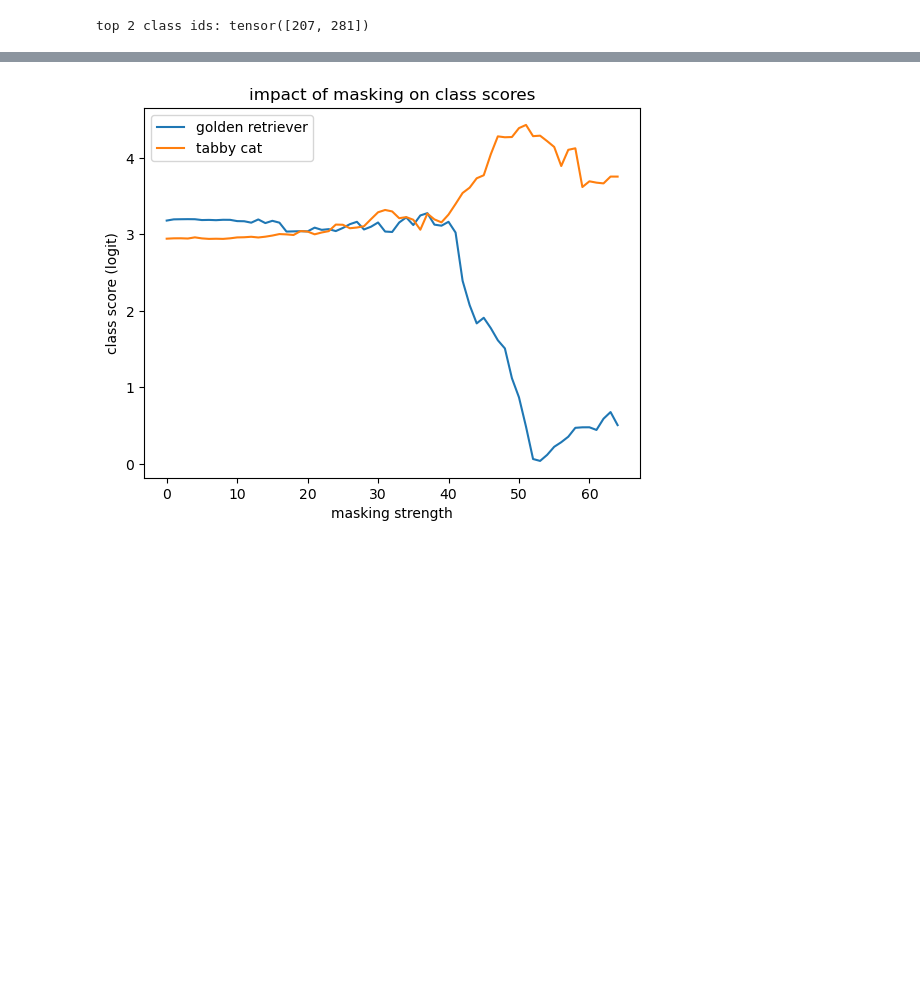
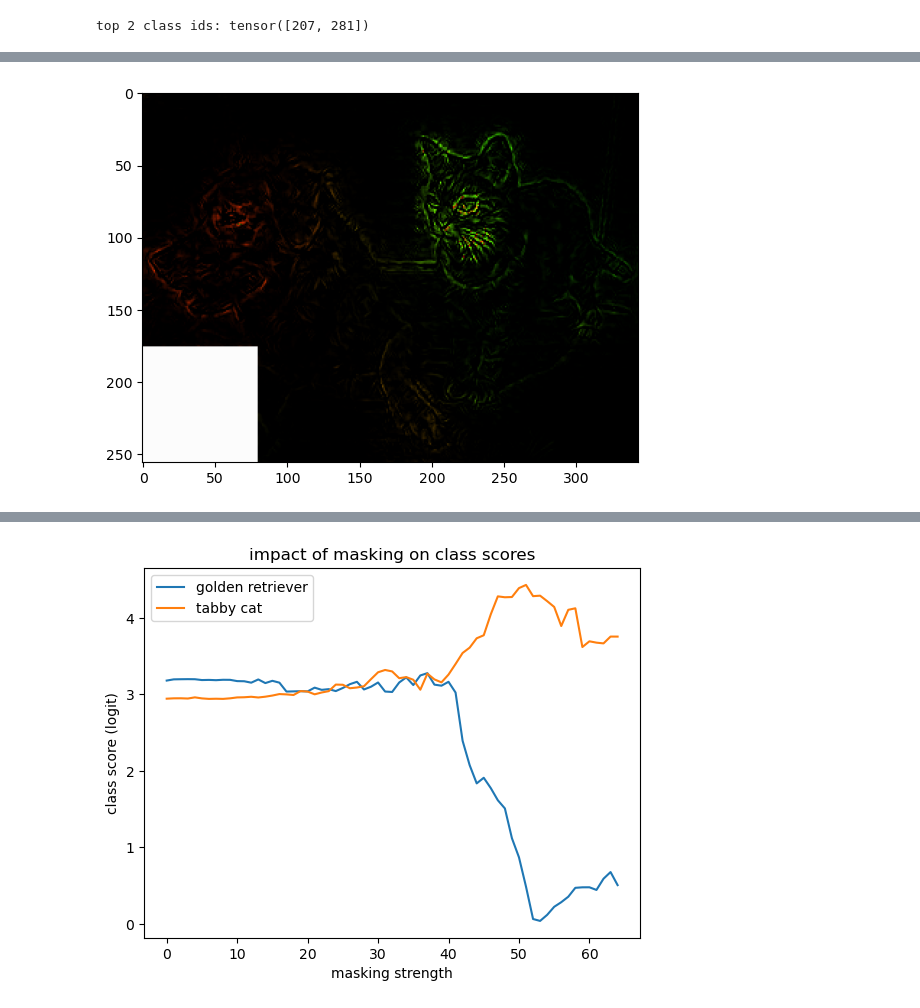
Before and after one commit to MilanKalkenings/small_machine_learning_projects, a Jupyter notebook: src/cam_smoothgrad_guided/cam_smoothgrad_guided.ipynb, the cells around one changed output, grey strips where cells are left out. Drawn from its saved outputs; the diff is of its cells as text; code cells hidden in the pictures; blank space fills up the shorter version.

Commit message:
display gif frames

```diff
--- a/src/cam_smoothgrad_guided/cam_smoothgrad_guided.ipynb
+++ b/src/cam_smoothgrad_guided/cam_smoothgrad_guided.ipynb
@@ -256,0 +248,5 @@ imageio.mimsave(masking_path + "/masking.gif", frames, duration=0.05)
+# %%
+plt.imshow(Image.open(frames_path + f"/iter_20.png"))
+plt.show()
+# %% [output]
+[figure, added]
```
Also changed, not shown: parts of 9 cells of this notebook.
